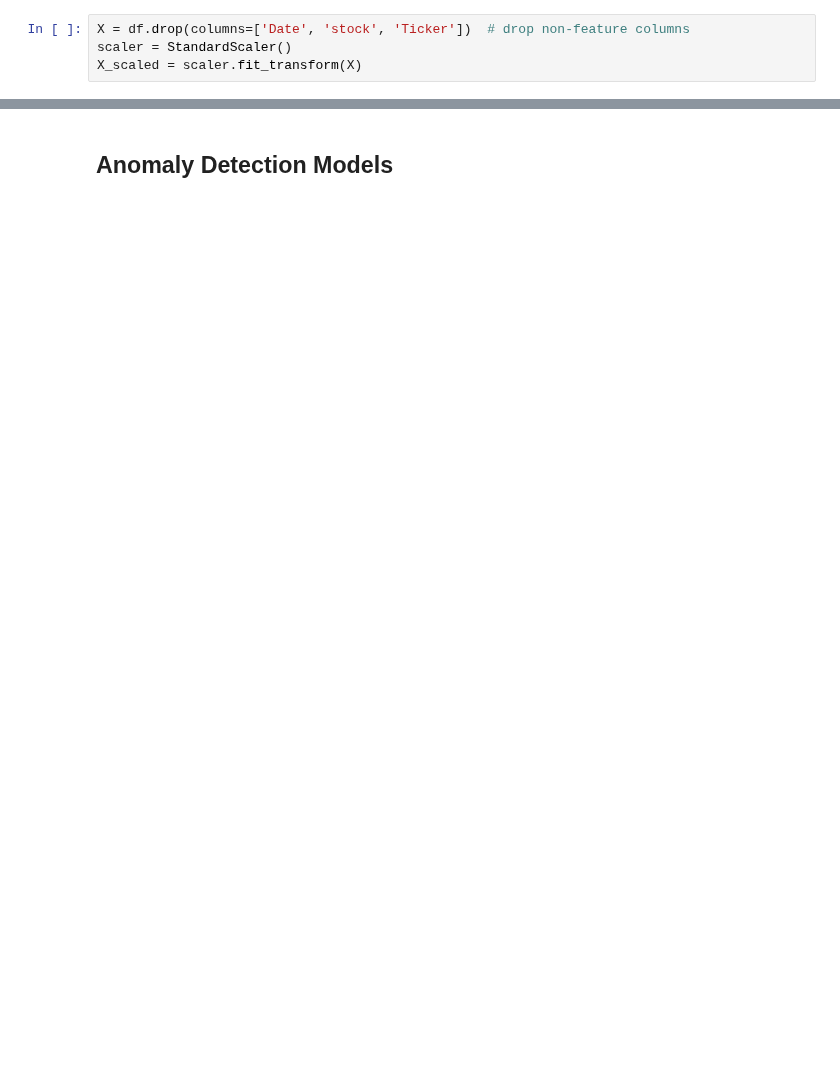
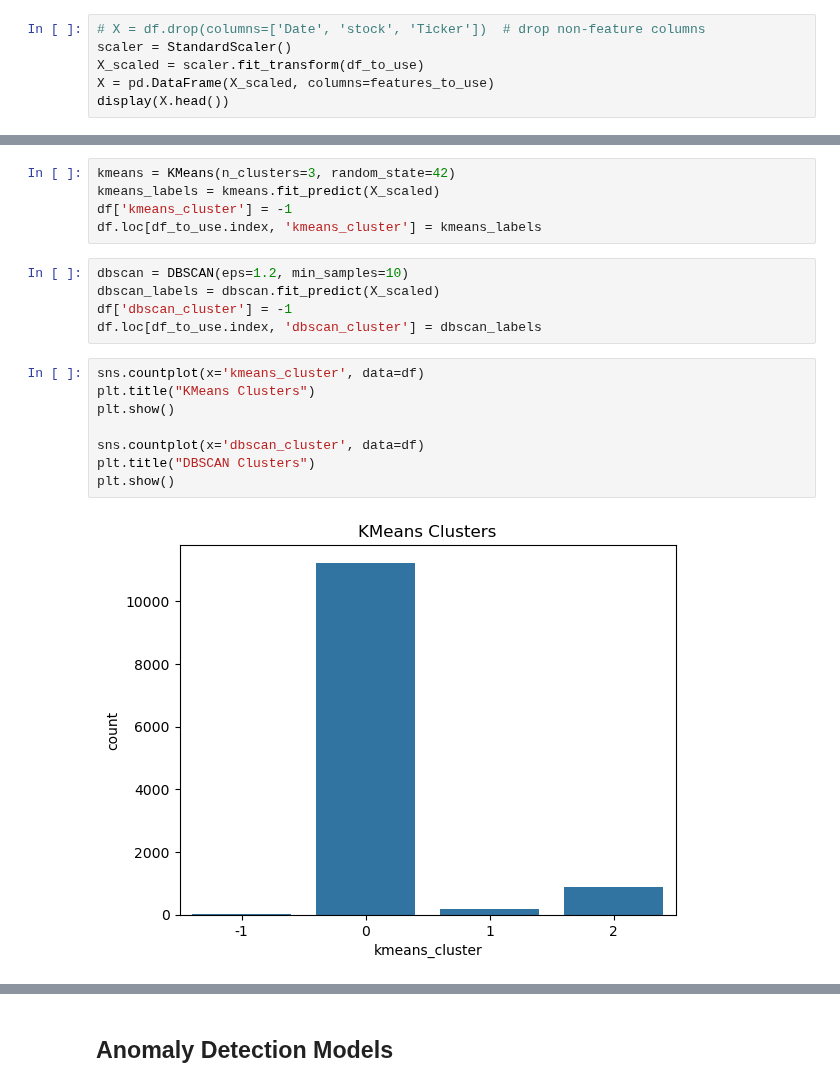
Before and after one commit to ansh2607/capstone2025-aggarwal-StockMarketManipulationDetection, a Jupyter notebook: model_building.ipynb, the cells around one changed output, grey strips where cells are left out. Drawn from its saved outputs; the diff is of its cells as text; blank space fills up the shorter version.

Commit message:
clustering_anomaly

```diff
--- a/model_building.ipynb
+++ b/model_building.ipynb
@@ -28,4 +74,6 @@ df.head()
 # %%
-X = df.drop(columns=['Date', 'stock', 'Ticker'])  # drop non-feature columns
+# X = df.drop(columns=['Date', 'stock', 'Ticker'])  # drop non-feature columns
 scaler = StandardScaler()
-X_scaled = scaler.fit_transform(X)
+X_scaled = scaler.fit_transform(df_to_use)
+X = pd.DataFrame(X_scaled, columns=features_to_use)
+display(X.head())
@@ -31,0 +97,20 @@ X_scaled = scaler.fit_transform(X)
+# %%
+kmeans = KMeans(n_clusters=3, random_state=42)
+kmeans_labels = kmeans.fit_predict(X_scaled)
+df['kmeans_cluster'] = -1
+df.loc[df_to_use.index, 'kmeans_cluster'] = kmeans_labels
+# %%
+dbscan = DBSCAN(eps=1.2, min_samples=10)
+dbscan_labels = dbscan.fit_predict(X_scaled)
+df['dbscan_cluster'] = -1
+df.loc[df_to_use.index, 'dbscan_cluster'] = dbscan_labels
+# %%
+sns.countplot(x='kmeans_cluster', data=df)
+plt.title("KMeans Clusters")
+plt.show()
+
+sns.countplot(x='dbscan_cluster', data=df)
+plt.title("DBSCAN Clusters")
+plt.show()
+# %% [output]
+[figure, added]
```
Also changed, not shown: parts of 23 cells of this notebook, 5 other files.
